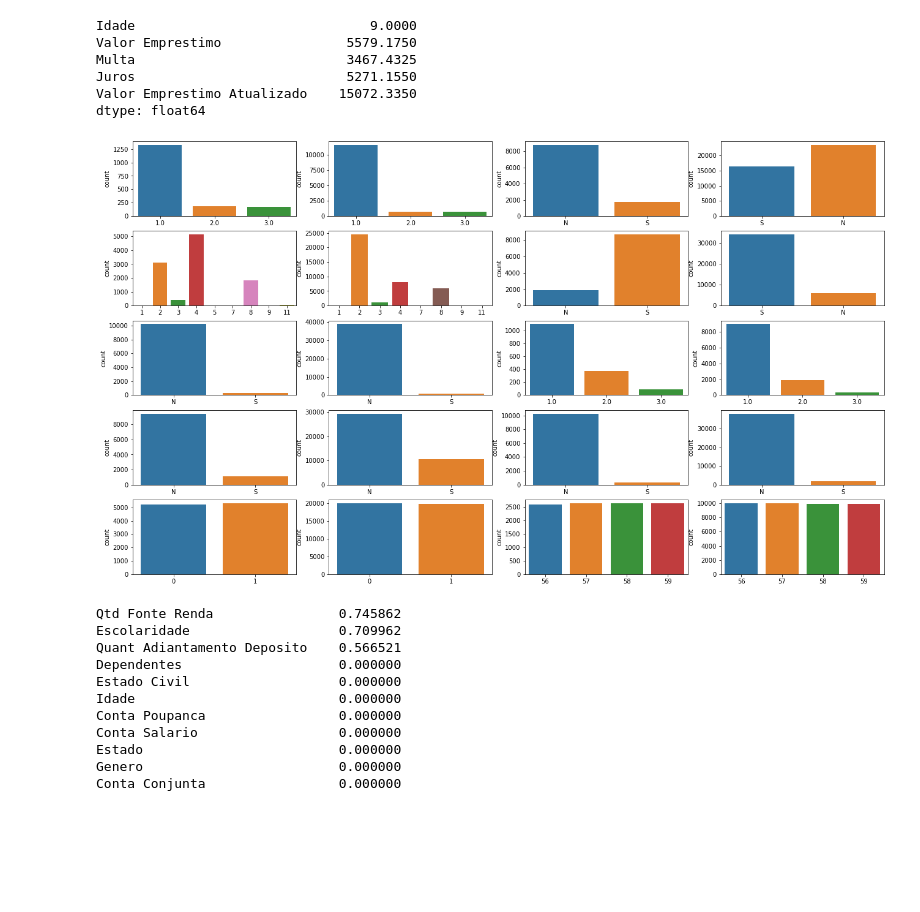
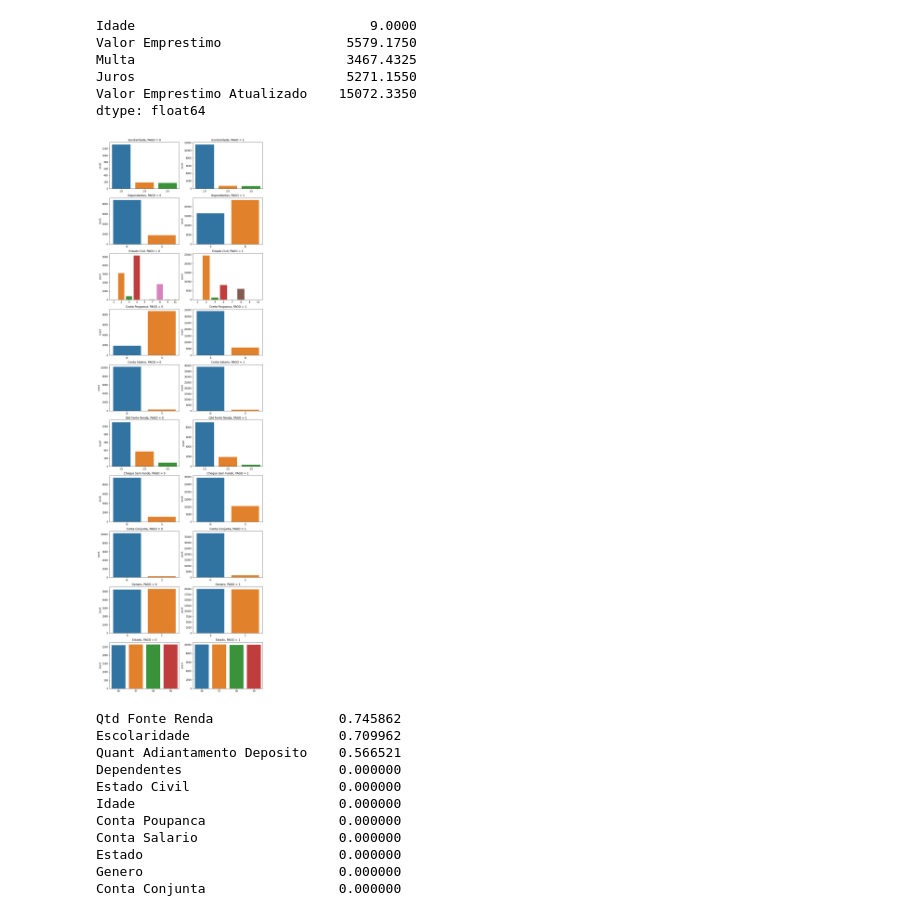
Before and after one commit to rrbarioni/credit-risk-analysis, a Jupyter notebook: src/credit_risk_analysis.ipynb, the cells around one changed output. Drawn from its saved outputs; the diff is of its cells as text; code cells hidden in the pictures; blank space fills up the shorter version.

Commit message:
better categorical-target graph grid

```diff
--- a/src/credit_risk_analysis.ipynb
+++ b/src/credit_risk_analysis.ipynb
@@ -118,7 +118,7 @@ df_cat = df[cat]
 df_non_cat = df[non_cat]
 # %%
 ncols = 3
-nrows = math.ceil(df_non_cat.columns.size / ncols)
+nrows = 2
 fig, ax = plt.subplots(ncols=ncols, nrows=nrows, figsize=(20,6))
 
 for i, col in enumerate(df_non_cat.columns):
@@ -151,17 +151,18 @@ Juros                           5271.1550
 Valor Emprestimo Atualizado    15072.3350
 dtype: float64
 # %%
-ncols = 4
-nrows = 5
-fig, ax = plt.subplots(ncols=ncols, nrows=nrows, figsize=(22,13))
+ncols = 2
+nrows = 10
+fig, ax = plt.subplots(ncols=ncols, nrows=nrows, figsize=(12, 44))
 
 for i, col in enumerate(df_cat.columns):
     c = (i * 2) % ncols
     r = (i * 2) // ncols
     for p in [0, 1]:
-        sns.countplot(df[df['PAGO'] == p][col].values, ax=ax[r][c+p])
+        ax[r][c+p].title.set_text('%s, PAGO = %s' % (col, p))
+        sns.countplot(df[df['PAGO'] == p][col].values, x=col, ax=ax[r][c+p])
 # %% [output]
-[figure, old version]
+[figure, new version]
 # %%
 df.isnull().mean().sort_values(ascending=False)
 # %% [output]
```
